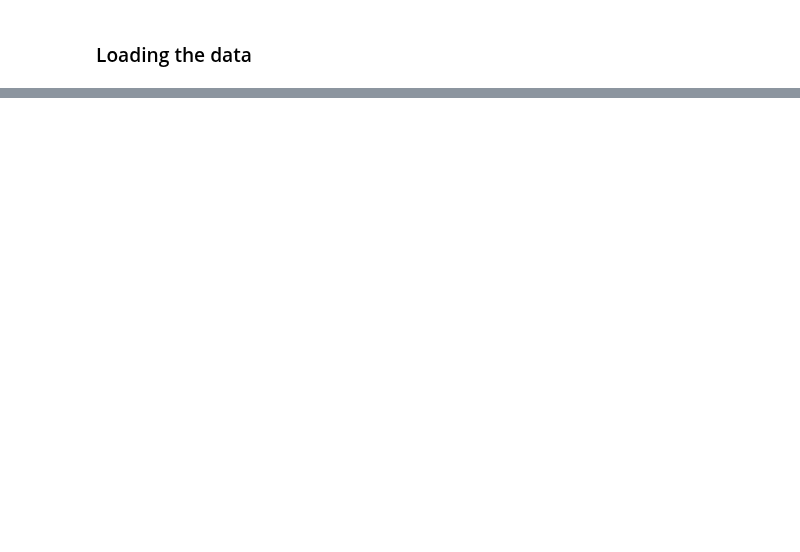
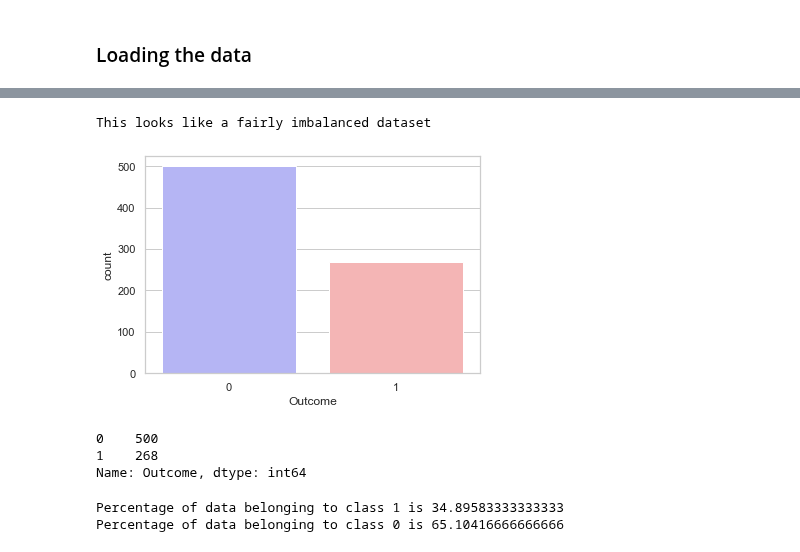
Before and after one commit to PacktPublishing/Applied-Machine-Learning-Explainability-Techniques, a Jupyter notebook: Chapter02/FeatureImportance_SensitivityAnalysis.ipynb, the cells around one changed output, grey strips where cells are left out. Drawn from its saved outputs; the diff is of its cells as text; code cells hidden in the pictures; blank space fills up the shorter version.

```diff
--- a/Chapter02/FeatureImportance_SensitivityAnalysis.ipynb
+++ b/Chapter02/FeatureImportance_SensitivityAnalysis.ipynb
@@ -37,0 +58,19 @@ The details about the data can be found in the [Kaggle Source](https://www.kaggl
+# %%
+print('This looks like a fairly imbalanced dataset')
+sns.countplot(x="Outcome", data=data, palette="bwr")
+plt.show()
+# %% [output]
+This looks like a fairly imbalanced dataset
+[figure, added]
+# %%
+data['Outcome'].value_counts()
+# %% [output]
+0    500
+1    268
+Name: Outcome, dtype: int64
+# %%
+print('Percentage of data belonging to class 1 is',(268/768)*100)
+print('Percentage of data belonging to class 0 is',(500/768)*100)
+# %% [output]
+Percentage of data belonging to class 1 is 34.89583333333333
+Percentage of data belonging to class 0 is 65.10416666666666
```
Also changed, not shown: parts of 40 cells of this notebook.
